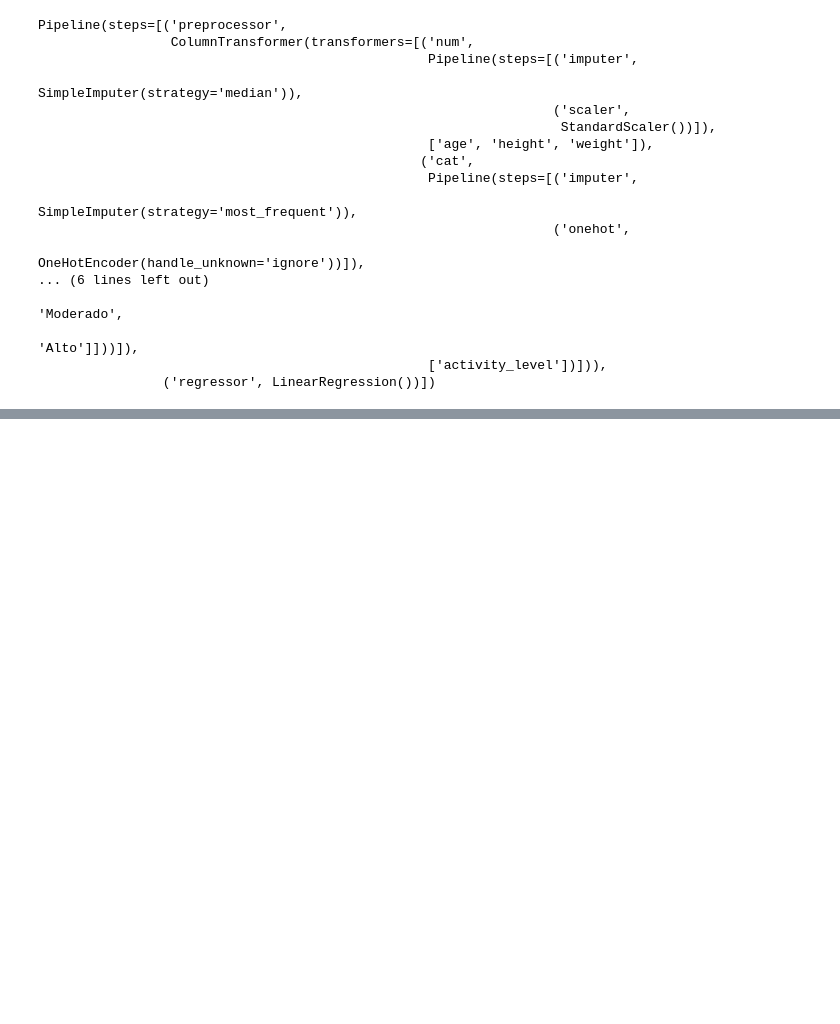
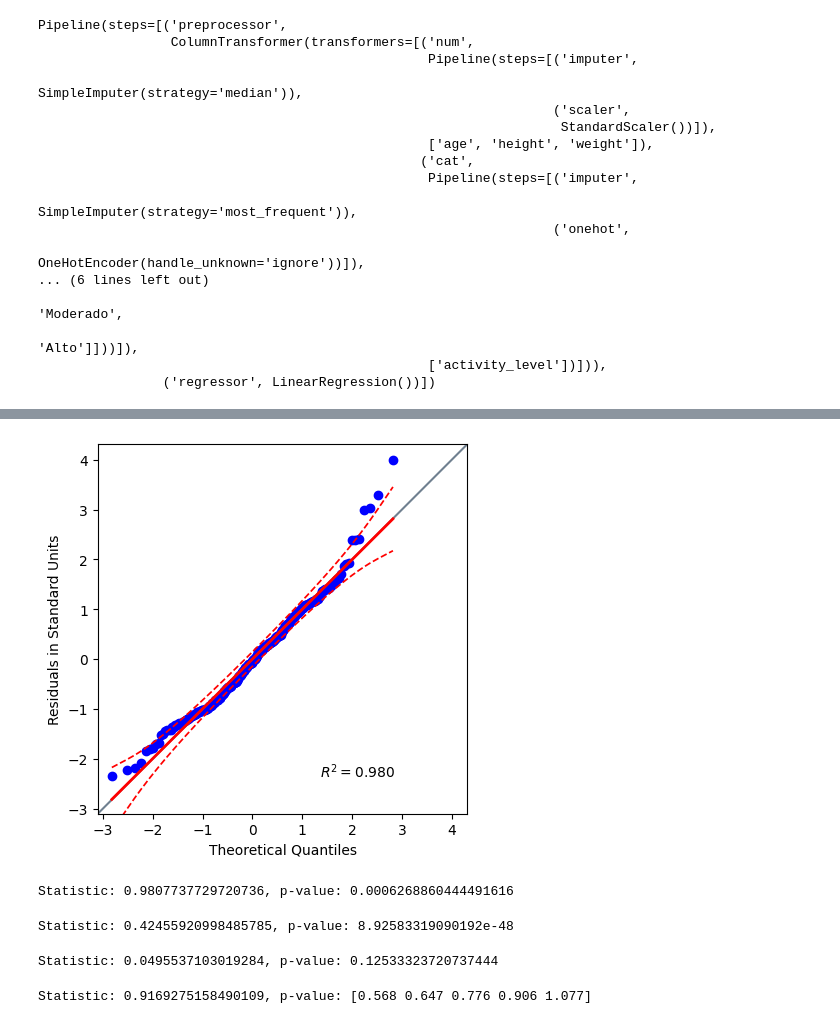
Before and after one commit to RanielliMontagna/ia-learning, a Jupyter notebook: multiple_linear_regression/cholesterol_model.ipynb, the cells around one changed output, grey strips where cells are left out. Saved outputs shown, nothing was run; the diff lists cells and outputs as text; code cells hidden in the pictures; blank space fills up the shorter version.

```diff
--- a/multiple_linear_regression/cholesterol_model.ipynb
+++ b/multiple_linear_regression/cholesterol_model.ipynb
@@ -395,0 +436,37 @@ Pipeline(steps=[('preprocessor',
+# %%
+# Check if residuals are normally distributed
+# QQ Plot
+import pingouin as pg
+pg.qqplot(residuals, dist='norm', confidence=0.95)
+plt.xlabel('Theoretical Quantiles')
+plt.ylabel('Residuals in Standard Units')
+plt.show()
+# %% [output]
+[figure, added]
+# %%
+# Normality test - Shapiro-Wilk
+from scipy.stats import shapiro, kstest, anderson
+from statsmodels.stats.diagnostic import lilliefors, het_goldfeldquandt
+
+stat_shapiro, p_value_shapiro = shapiro(residuals)
+print(f'Statistic: {stat_shapiro}, p-value: {p_value_shapiro}')
+# %% [output]
+Statistic: 0.9807737729720736, p-value: 0.0006268860444491616
+# %%
+# Normality test - Kolmogorov-Smirnov
+stat_kstest, p_value_kstest = kstest(residuals, 'norm')
+print(f'Statistic: {stat_kstest}, p-value: {p_value_kstest}')
+# %% [output]
+Statistic: 0.42455920998485785, p-value: 8.92583319090192e-48
+# %%
+# Normality test - Lilliefors
+stat_lilliefors, p_value_lilliefors = lilliefors(residuals, dist='norm', pvalmethod='table')
+print(f'Statistic: {stat_lilliefors}, p-value: {p_value_lilliefors}')
+# %% [output]
+Statistic: 0.0495537103019284, p-value: 0.12533323720737444
+# %%
+# Normality test - Anderson-Darling
+result_anderson = anderson(residuals)
+print(f'Statistic: {result_anderson.statistic}, p-value: {result_anderson.critical_values}')
+# %% [output]
+Statistic: 0.9169275158490109, p-value: [0.568 0.647 0.776 0.906 1.077]
```
Also changed, not shown: parts of 12 cells of this notebook.
